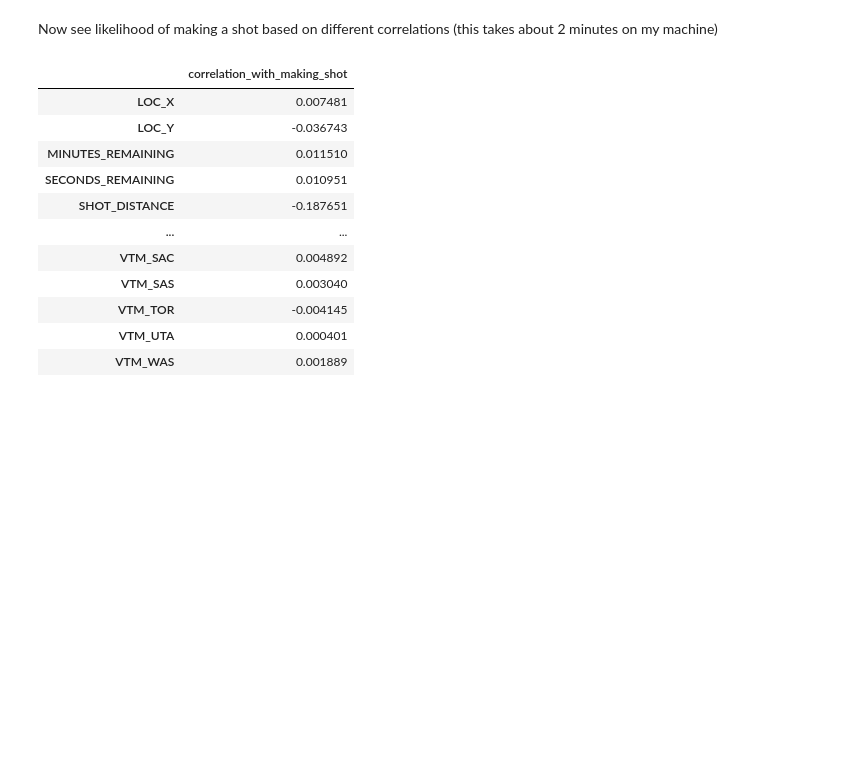
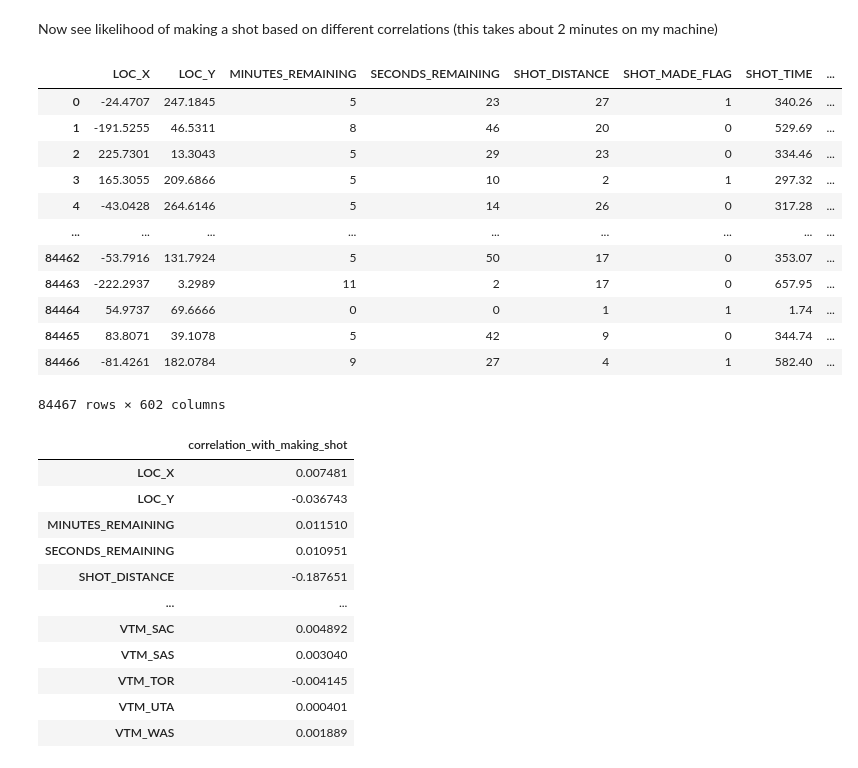
Before and after one commit to tomerzur/NBA-Shot-Prediction, a Jupyter notebook: main.ipynb, the cells around one changed output. Drawn from its saved outputs; the diff is of its cells as text; code cells hidden in the pictures; blank space fills up the shorter version.

```diff
--- a/main.ipynb
+++ b/main.ipynb
@@ -110,6 +106,34 @@ fullDF.drop(columns = ['EVENTTIME', 'GRID_TYPE', 'PLAYER_ID', 'SHOT_ATTEMPTED_FL
 First one hot encode and break into preliminary testing and training data
 # %% [markdown]
 Now see likelihood of making a shot based on different correlations (this takes about 2 minutes on my machine)
+# %%
+# try with everything
+categorical_cols = ['ACTION_TYPE', 'HTM', 'PERIOD', 'PLAYER_NAME', 'QUARTER', 'SHOT_TYPE', 'SHOT_ZONE_AREA',
+                    'SHOT_ZONE_BASIC', 'SHOT_ZONE_RANGE', 'TEAM_NAME', 'VTM']
+
+def onehot_encode(data):
+    for feature in categorical_cols:
+        one_hot = pd.get_dummies(data[feature], prefix=feature)
+        data = data.drop(feature, axis = 1)
+        data = data.join(one_hot)
+    return data
+
+featPrelim = onehot_encode(fullDF)
+featPrelim
+# %% [output]
+|  | LOC_X | LOC_Y | MINUTES_REMAINING | SECONDS_REMAINING | SHOT_DISTANCE | SHOT_MADE_FLAG | SHOT_TIME | ... |
+| 0 | -24.4707 | 247.1845 | 5 | 23 | 27 | 1 | 340.26 | ... |
+| 1 | -191.5255 | 46.5311 | 8 | 46 | 20 | 0 | 529.69 | ... |
+| 2 | 225.7301 | 13.3043 | 5 | 29 | 23 | 0 | 334.46 | ... |
+| 3 | 165.3055 | 209.6866 | 5 | 10 | 2 | 1 | 297.32 | ... |
+| 4 | -43.0428 | 264.6146 | 5 | 14 | 26 | 0 | 317.28 | ... |
+| ... | ... | ... | ... | ... | ... | ... | ... | ... |
+| 84462 | -53.7916 | 131.7924 | 5 | 50 | 17 | 0 | 353.07 | ... |
+| 84463 | -222.2937 | 3.2989 | 11 | 2 | 17 | 0 | 657.95 | ... |
+| 84464 | 54.9737 | 69.6666 | 0 | 0 | 1 | 1 | 1.74 | ... |
+| 84465 | 83.8071 | 39.1078 | 5 | 42 | 9 | 0 | 344.74 | ... |
+| 84466 | -81.4261 | 182.0784 | 9 | 27 | 4 | 1 | 582.40 | ... |
+84467 rows × 602 columns
 # %%
 correlation_df = featPrelim.corr()[['SHOT_MADE_FLAG']]
 correlation_df.rename(columns={"SHOT_MADE_FLAG": "correlation_with_making_shot"}, inplace=True)
```
Also changed, not shown: parts of 33 cells of this notebook.
